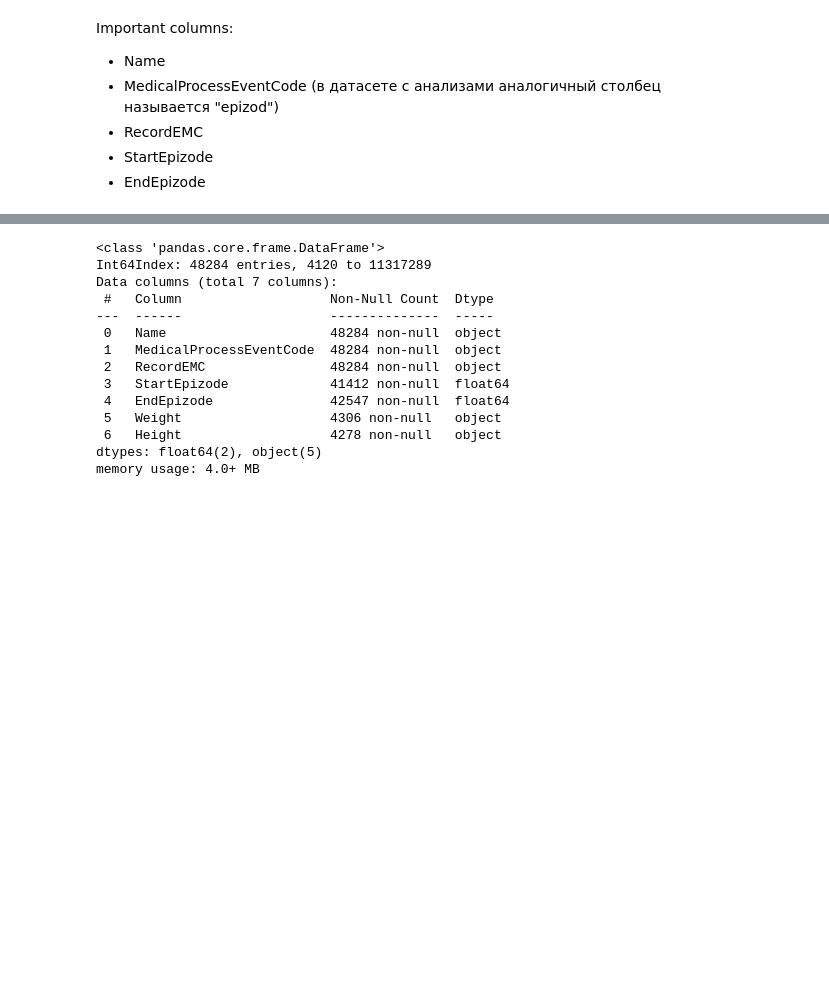
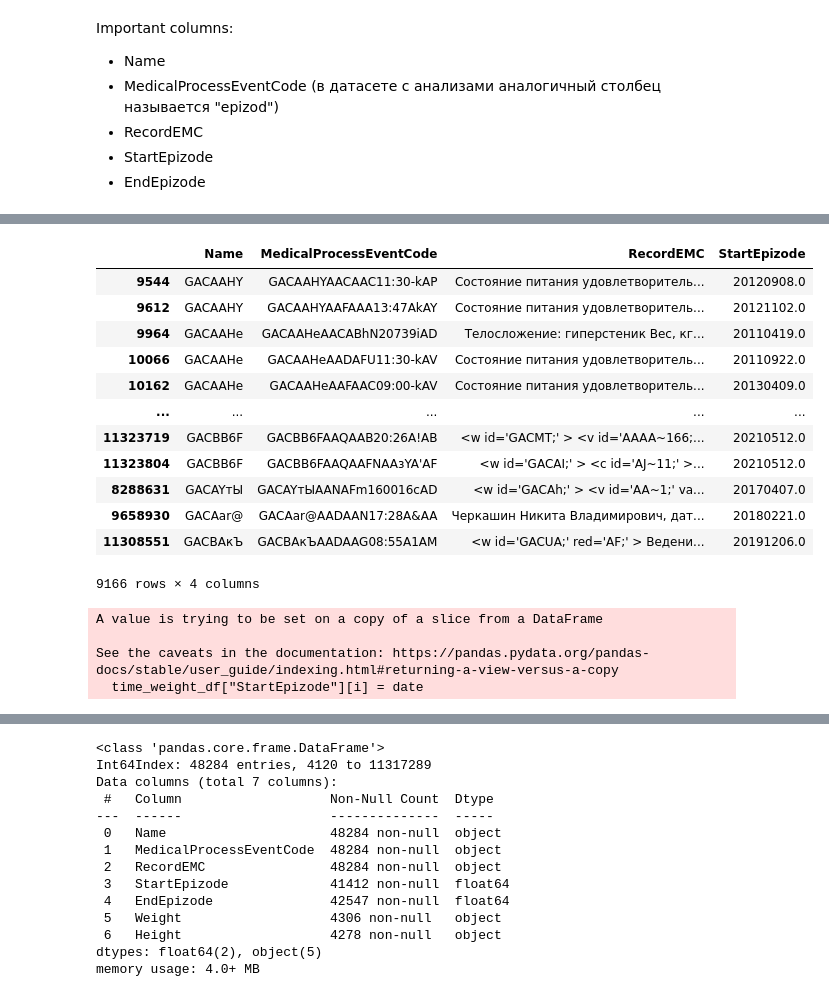
Before and after one commit to alex-mat-s/ITMO_MedicalStatistics, a Jupyter notebook: Project_DataPreprocessing.ipynb, the cells around one changed output, grey strips where cells are left out. Cells and saved outputs as stored; diff of their text form; code cells hidden in the pictures; blank space fills up the shorter version.

```diff
--- a/Project_DataPreprocessing.ipynb
+++ b/Project_DataPreprocessing.ipynb
@@ -428,0 +449,41 @@ dataset.iloc[3, 2]
+# %%
+# удалим записи, у которых Startepizode == NaN
+time_weight_df.dropna(subset = ["StartEpizode"], inplace=True)
+# %%
+# удалим пациентов с одним измерением веса
+patient_ids = time_weight_df["Name"].unique()
+
+for patient in tqdm(patient_ids):
+    # indexes of rows with the value of the column Name = patient
+    tmp_ind = time_weight_df.index[time_weight_df['Name'] == patient].tolist()
+    if len(tmp_ind) == 1:
+        time_weight_df = time_weight_df.drop(tmp_ind)
+# %%
+time_weight_df
+# %% [output]
+|  | Name | MedicalProcessEventCode | RecordEMC | StartEpizode |
+| 9544 | GACAAHY | GACAAHYAACAAC11:30-kAP | Состояние питания удовлетворитель... | 20120908.0 |
+| 9612 | GACAAHY | GACAAHYAAFAAA13:47AkAY | Состояние питания удовлетворитель... | 20121102.0 |
+| 9964 | GACAAHe | GACAAHeAACABhN20739iAD | Телосложение: гиперстеник Вес, кг... | 20110419.0 |
+| 10066 | GACAAHe | GACAAHeAADAFU11:30-kAV | Состояние питания удовлетворитель... | 20110922.0 |
+| 10162 | GACAAHe | GACAAHeAAFAAC09:00-kAV | Состояние питания удовлетворитель... | 20130409.0 |
+| ... | ... | ... | ... | ... |
+| 11323719 | GACBB6F | GACBB6FAAQAAB20:26A!AB | <w id='GACMT;' > <v id='AAAA~166;... | 20210512.0 |
+| 11323804 | GACBB6F | GACBB6FAAQAAFNAAзYA'AF | <w id='GACAI;' > <c id='AJ~11;' >... | 20210512.0 |
+| 8288631 | GACAYтЫ | GACAYтЫAANAFm160016cAD | <w id='GACAh;' > <v id='AA~1;' va... | 20170407.0 |
+| 9658930 | GACAar@ | GACAar@AADAAN17:28A&AA | Черкашин Никита Владимирович, дат... | 20180221.0 |
+| 11308551 | GACBAкЪ | GACBAкЪAADAAG08:55A1AM | <w id='GACUA;' red='AF;' > Ведени... | 20191206.0 |
+9166 rows × 4 columns
+# %%
+# преборазуем дату float->date()
+for i in time_weight_df.index:
+    date = re.findall(r"(\d{4})(\d{2})(\d{2})", str(int(time_weight_df["StartEpizode"][i])))
+    date = '-'.join(date[0])
+    date = datetime.strptime(date, "%Y-%m-%d").date()
+
+    time_weight_df["StartEpizode"][i] = date
+# %% [output]
+A value is trying to be set on a copy of a slice from a DataFrame
+
+See the caveats in the documentation: https://pandas.pydata.org/pandas-docs/stable/user_guide/indexing.html#returning-a-view-versus-a-copy
+  time_weight_df["StartEpizode"][i] = date
```
Also changed, not shown: parts of 20 cells of this notebook.
